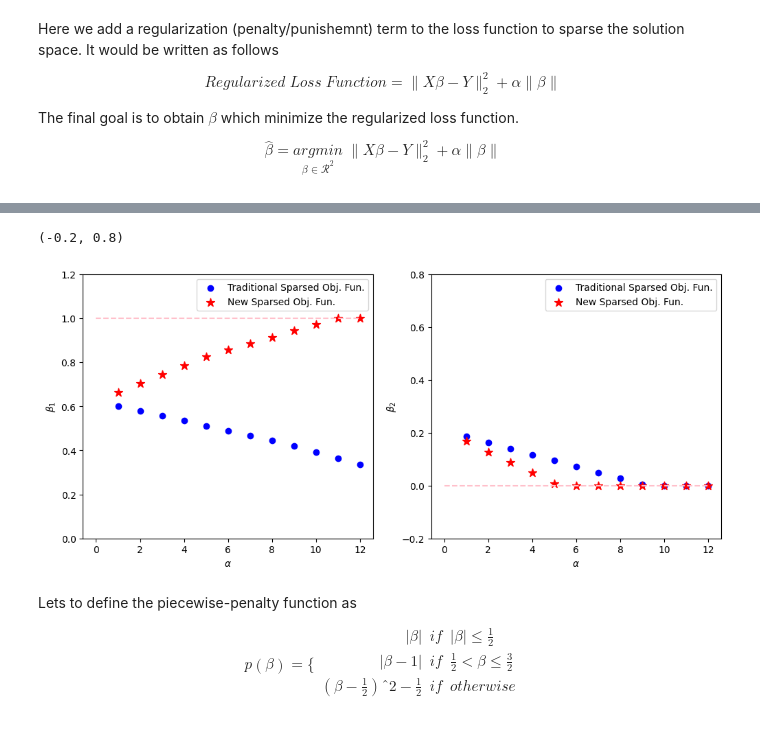
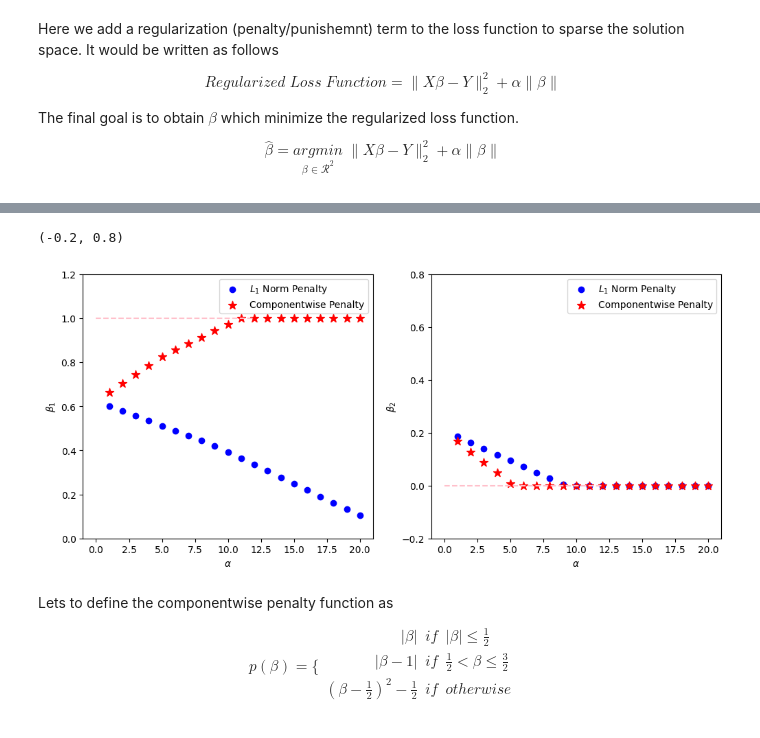
Before and after one commit to shahrzaddii/https---github.com-shahrzaddii-Sparsity, a Jupyter notebook: sparsity.ipynb, the cells around one changed output, grey strips where cells are left out. Cells and saved outputs as stored; diff of their text form; code cells hidden in the pictures.

```diff
--- a/sparsity.ipynb
+++ b/sparsity.ipynb
@@ -128,8 +124,8 @@ from numpy.linalg import norm
 #     return squared_error(beta) + alpha*norm(np.atleast_2d(beta), 1, axis=1)
 
 # To define the regularized loss function
-def regularised_error(beta,alpha):
-    return squared_error(beta) + alpha*np.sum(abs(np.reshape(beta,(-1,2))),axis=1)
+def regularised_error(beta,alpha, x, y, d):
+    return squared_error(beta, x, y, d) + alpha*np.sum(abs(np.reshape(beta,(-1,d))),axis=1)
 # %%
 # To define the regularized loss function with piecewise penalty term
 # def sparsed_regularised_error(beta,alpha):
@@ -152,9 +148,9 @@ def regularised_error(beta,alpha):
 #     return squared_error(beta) + alpha*np.sum(p)
 
 
-def sparsed_regularised_error(beta,alpha):
+def sparsed_regularised_error(beta,a , x, y, d):
   pp = []
-  beta = np.reshape(beta,(-1, 2))
+  beta = np.reshape(beta,(-1, d))
   for i in range((beta.shape)[0]):
     p = []
     for b in beta[i]:
@@ -162,17 +158,17 @@ def sparsed_regularised_error(beta,alpha):
         p.append(abs(b))
       else:
         p.append(abs(b-1))
-    pp.append(alpha*np.sum(p))
-  return squared_error(beta)+np.asarray(pp)
+    pp.append(a*np.sum(p))
+  return squared_error(beta,x , y, d)+np.asarray(pp)
 # %%
 import scipy
 from scipy.optimize import minimize
 alpha=1
-def minimizer(error_function, alpha):
+def minimizer(error_function, a, x, y, d):
     initial_beta = np.random.randint(p,size=(2))
     # initial_beta = np.array([0,0])
     # scipy.optimize.show_options(solver='minimize', method='Nelder-Mead')
-    result = minimize(error_function, initial_beta, method='Powell', args=(alpha), tol=1e-8)
+    result = minimize(error_function, initial_beta, method='Powell', args=(a, x, y, d), tol=1e-8)
     optimized_beta = result.x
     return optimized_beta
 # scipy.optimize.show_options(solver='minimize', method='Nelder-Mead')
@@ -268,46 +264,46 @@ traditional = []
 
 for a in range(20):
     a = a + 1
-    piecewise.append(minimizer(sparsed_regularised_error,alpha=a))
-    traditional.append(minimizer(regularised_error,alpha=a))
+    piecewise.append(minimizer(sparsed_regularised_error, a, x, y, p))
+    traditional.append(minimizer(regularised_error, a, x, y, p))
 piecewise_penalty = np.asarray(piecewise)
 traditional_penalty = np.asarray(traditional)
 # %%
 from matplotlib import pyplot as plt
 
 _, axs = plt.subplots(1, 2, figsize=(12, 5))
 
 alpha_range = np.asarray(range(20))+1
 
 axs[0].hlines(1,0,12,linestyles='--',colors='pink')
-axs[0].scatter(alpha_range, traditional_penalty[:,0], marker='o', color='blue', label='Traditional Sparsed Obj. Fun.')
-axs[0].scatter(alpha_range, piecewise_penalty[:,0], marker='*', color='red', s=80, label='New Sparsed Obj. Fun.')
+axs[0].scatter(alpha_range, traditional_penalty[:,0], marker='o', color='blue', label='$L_1$ Norm Penalty')
+axs[0].scatter(alpha_range, piecewise_penalty[:,0], marker='*', color='red', s=80, label='Componentwise Penalty')
 axs[0].set_xlabel('$\\alpha$')
 axs[0].set_ylabel('$\\beta_1$')
 axs[0].legend()
 axs[0].set_ylim([0, 1.2])
 # axs[0].title.set_text('$\\beta_1$ vs $\\alpha$')
 
 axs[1].hlines(0,0,12,linestyles='--',colors='pink')
-axs[1].scatter(alpha_range, traditional_penalty[:,1], marker='o', color='blue', label='Traditional Sparsed Obj. Fun.')
-axs[1].scatter(alpha_range, piecewise_penalty[:,1], marker='*', color='red', s=80, label='New Sparsed Obj. Fun.')
+axs[1].scatter(alpha_range, traditional_penalty[:,1], marker='o', color='blue', label='$L_1$ Norm Penalty')
+axs[1].scatter(alpha_range, piecewise_penalty[:,1], marker='*', color='red', s=80, label='Componentwise Penalty')
 axs[1].set_xlabel('$\\alpha$')
 axs[1].set_ylabel('$\\beta_2$')
 axs[1].legend()
 axs[1].set_ylim([-0.2, 0.8])
 # axs[0].title.set_text('$\\beta_1$ vs $\\alpha$')
 # %% [output]
 (-0.2, 0.8)
-[figure, old version]
+[figure, new version]
 # %% [markdown]
-Lets to define the piecewise-penalty function as
+Lets to define the componentwise penalty function as
 
 \begin{equation*}
 p(\beta) = \Bigg\{
 \begin{array}{rcl}
 |\beta| & if & |\beta| \le \frac{1}{2}\\
 |\beta-1 |& if & \frac{1}{2} < \beta \le \frac{3}{2}\\
-(\beta-\frac{1}{2})ˆ2-\frac{1}{2} & if & otherwise\\
+(\beta-\frac{1}{2})^2-\frac{1}{2} & if & otherwise\\
 \end{array}
 \end{equation*}
 # %%
```
Also changed, not shown: parts of 13 cells of this notebook.
